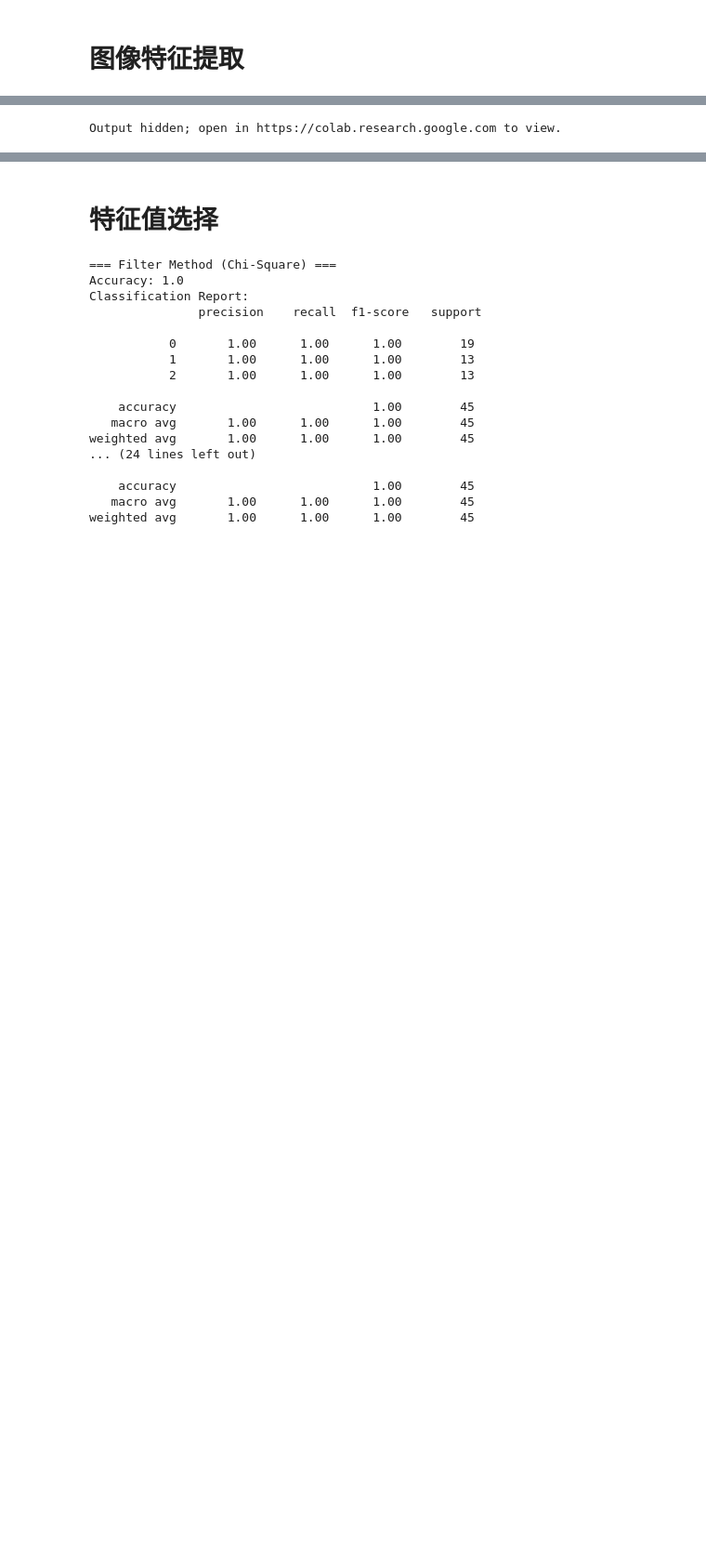
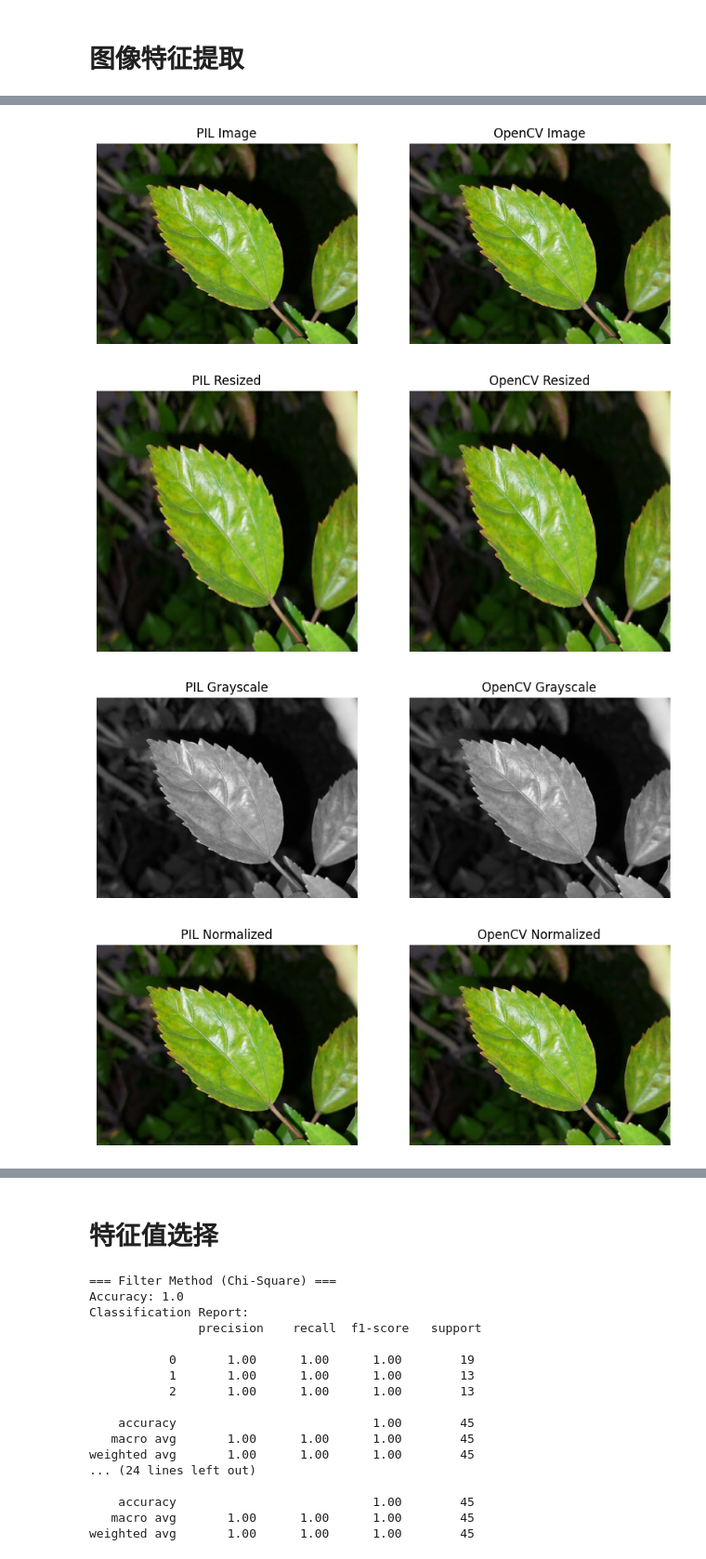
Before and after one commit to wkwbk/ipynb, a Jupyter notebook: 人工智能/课堂代码.ipynb, the cells around one changed output, grey strips where cells are left out. Shown at 93% size. Cells and saved outputs as stored; diff of their text form; code cells hidden in the pictures; blank space fills up the shorter version.

```diff
--- a/人工智能/课堂代码.ipynb
+++ b/人工智能/课堂代码.ipynb
@@ -7,9 +25,9 @@ import matplotlib.pyplot as plt
 import numpy as np
 
 # 1. 加载图像（处理颜色空间）
-image_cv = cv2.imread('/content/drive/MyDrive/人工智能/树叶.jpeg')  # OpenCV读取为BGR
+image_cv = cv2.imread('树叶.jpeg')  # OpenCV读取为BGR
 image_cv_rgb = cv2.cvtColor(image_cv, cv2.COLOR_BGR2RGB)  # 转为RGB
-image_pil = Image.open('/content/drive/MyDrive/人工智能/树叶.jpeg')  # PIL读取为RGB
+image_pil = Image.open('树叶.jpeg')  # PIL读取为RGB
 
 # 显示原始图像对比
 plt.figure(figsize=(10, 5))
@@ -132,31 +150,34 @@ plt.imshow(gray_cv, cmap='gray')
 plt.title('Grayscale')
 plt.axis('off')
 
 # 归一化
 plt.subplot(2, 4, 4)
 plt.imshow(normalized_cv)
 plt.title('Normalized')
 plt.axis('off')
 
 # 边缘检测
 plt.subplot(2, 4, 5)
 plt.imshow(edges, cmap='gray')
 plt.title('Edges')
 plt.axis('off')
 
 # 高斯模糊
 plt.subplot(2, 4, 6)
 plt.imshow(blurred)
 plt.title('Gaussian Blur')
 plt.axis('off')
 
 # 直方图均衡
 plt.subplot(2, 4, 7)
 plt.imshow(equalized, cmap='gray')
 plt.title('Hist Equalized')
 plt.axis('off')
 
 plt.tight_layout()
 plt.show()
 # %% [output]
-Output hidden; open in https://colab.research.google.com to view.
+[figure, added]
+[figure, added]
+[figure, added]
+[figure, added]
```
Also changed, not shown: parts of 2 cells of this notebook.
